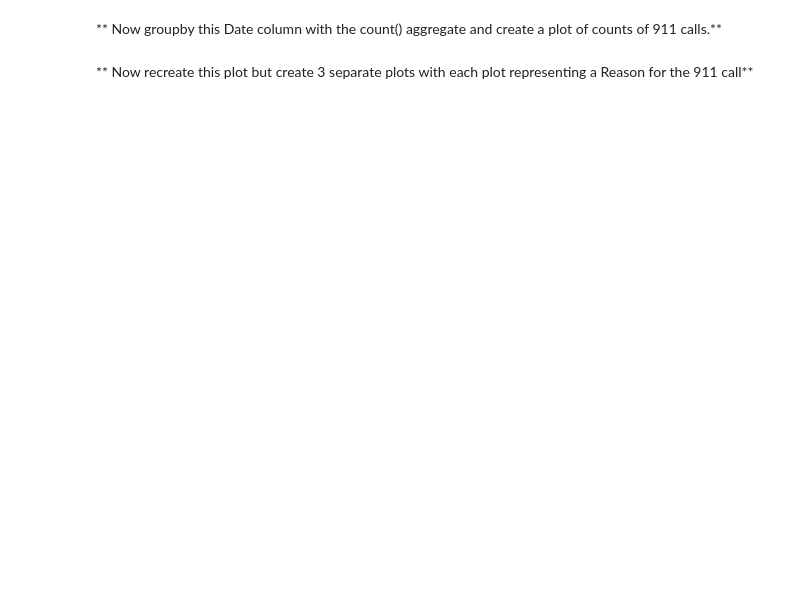
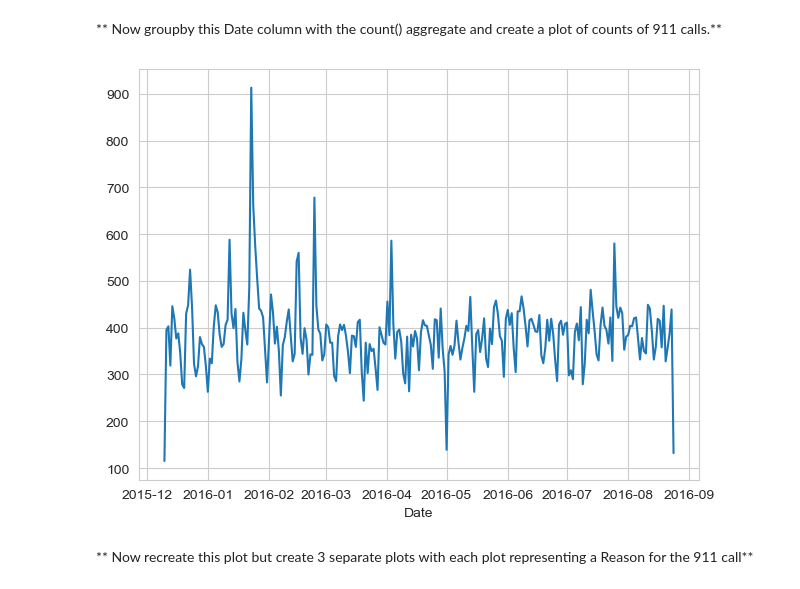
Before and after one commit to NahuelCl/911Calls_analysis, a Jupyter notebook: 01-911 Calls Data Analysis Poject.ipynb, the cells around one changed output. Drawn from its saved outputs; the diff is of its cells as text; code cells hidden in the pictures; blank space fills up the shorter version.

```diff
--- a/01-911 Calls Data Analysis Poject.ipynb
+++ b/01-911 Calls Data Analysis Poject.ipynb
@@ -223,0 +246,3 @@ _____
+# %%
+df['Date'] = df['timeStamp'].apply(lambda date: date.date())
+df.head()
@@ -224,4 +256,10 @@ _____
 # %% [markdown]
 ** Now groupby this Date column with the count() aggregate and create a plot of counts of 911 calls.**
+# %%
+calls = df.groupby('Date').count()
+calls['twp'].plot()
+plt.tight_layout()
+# %% [output]
+[figure, added]
 # %% [markdown]
 ** Now recreate this plot but create 3 separate plots with each plot representing a Reason for the 911 call**
```
Also changed, not shown: parts of 14 cells of this notebook.
